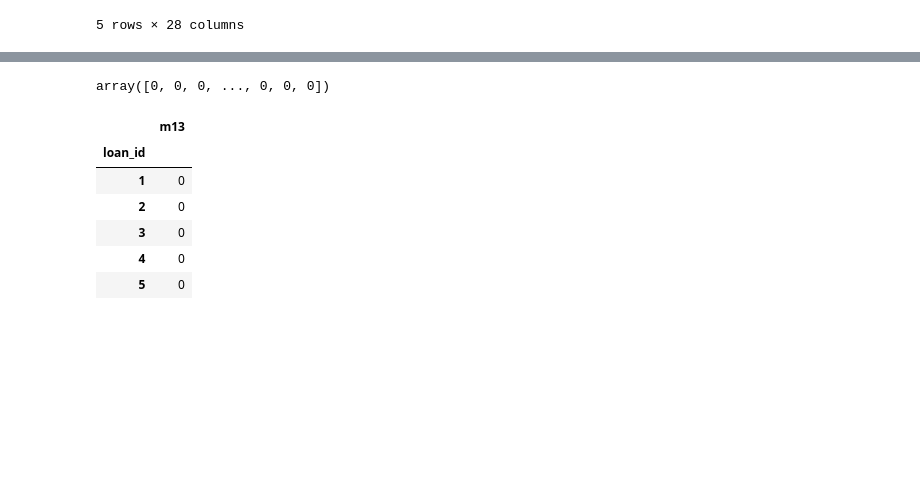
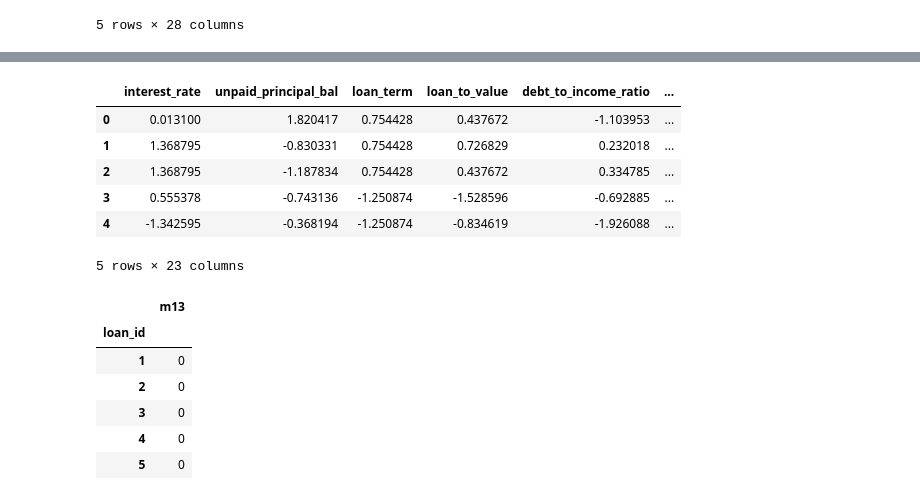
Before and after one commit to Praneet9/Loan_Delinquency_Prediction, a Jupyter notebook: Adaboost.ipynb, the cells around one changed output, grey strips where cells are left out. Drawn from its saved outputs; the diff is of its cells as text; code cells hidden in the pictures; blank space fills up the shorter version.

```diff
--- a/Adaboost.ipynb
+++ b/Adaboost.ipynb
@@ -132,6 +180,9 @@ test_data.head()
 | 3 | 4 | X | Miller, Mcclure and Allen | 4.125 | 123000 | 180 | ... |
 | 4 | 5 | X | Browning-Hart | 3.250 | 166000 | 180 | ... |
 5 rows × 28 columns
+# %%
+test_data[months] = min_max_scaler.transform(test_data[months])
+test_data = apply_pca(pca_months, months, 10, test_data)
 # %%
 cleaned_test = test_data.drop(labels=['loan_id','source','financial_institution','origination_date','first_payment_date'], axis=1)
 cleaned_test = pd.concat([cleaned_test, pd.get_dummies(cleaned_test['loan_purpose'], prefix='loan_purpose')], axis=1)
@@ -150,3 +199,23 @@ X_test = scaler.fit_transform(cleaned_test)
+# %%
+non_scaled_test = cleaned_test[non_scaled_list]
+cleaned_test = cleaned_test.drop(non_scaled_list, axis=1)
+# %%
+test_cols_list = list(cleaned_test.columns)
+
+cleaned_test = std_scaler.transform(cleaned_test)
+
+cleaned_test = pd.DataFrame(cleaned_test, columns=test_cols_list)
+
+cleaned_test = pd.concat([cleaned_test, non_scaled_test], axis=1)
+cleaned_test.head()
+# %% [output]
+|  | interest_rate | unpaid_principal_bal | loan_term | loan_to_value | debt_to_income_ratio | ... |
+| 0 | 0.013100 | 1.820417 | 0.754428 | 0.437672 | -1.103953 | ... |
+| 1 | 1.368795 | -0.830331 | 0.754428 | 0.726829 | 0.232018 | ... |
+| 2 | 1.368795 | -1.187834 | 0.754428 | 0.437672 | 0.334785 | ... |
+| 3 | 0.555378 | -0.743136 | -1.250874 | -1.528596 | -0.692885 | ... |
+| 4 | -1.342595 | -0.368194 | -1.250874 | -0.834619 | -1.926088 | ... |
+5 rows × 23 columns
 # %%
 X_test = np.asarray(cleaned_test)
 # %%
@@ -154,4 +222,0 @@ y_pred = classifier.predict(X_test)
-# %%
-y_pred
-# %% [output]
-array([0, 0, 0, ..., 0, 0, 0])
```
Also changed, not shown: parts of 41 cells of this notebook.
